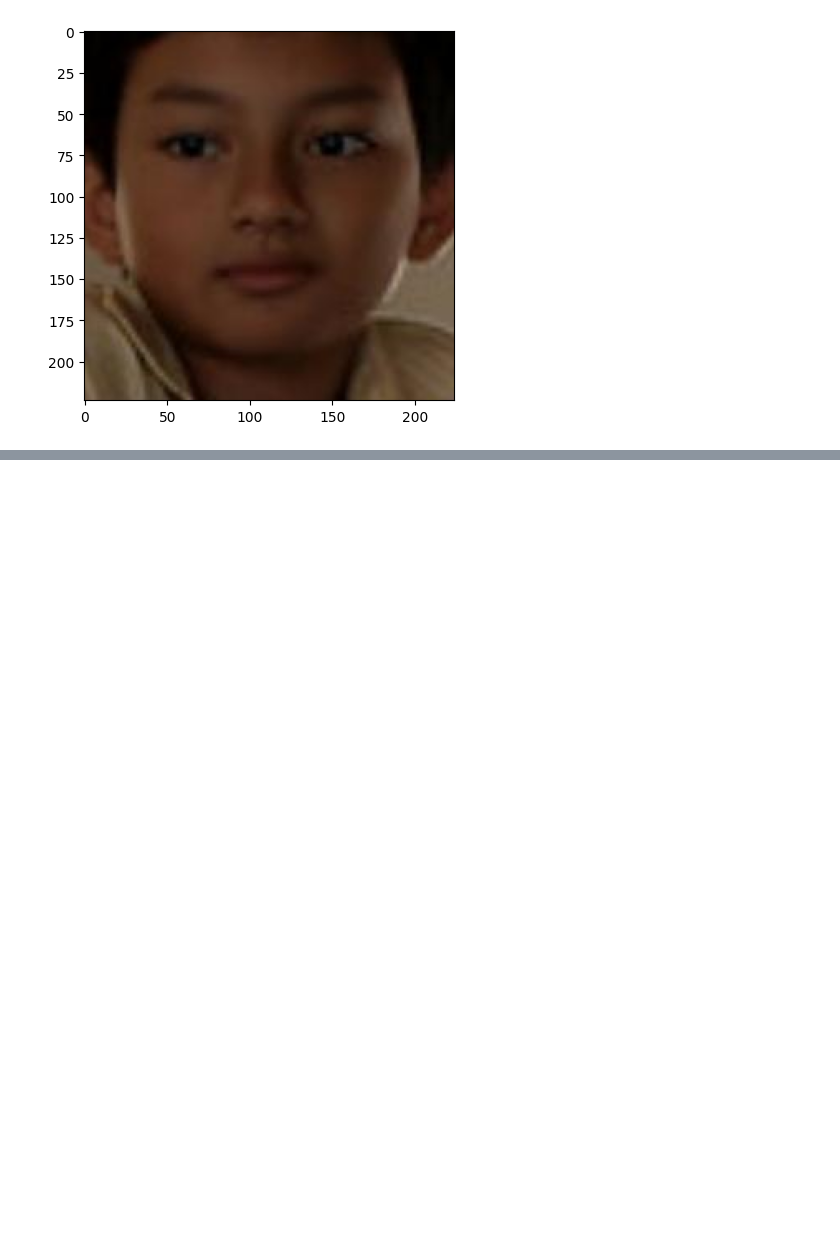
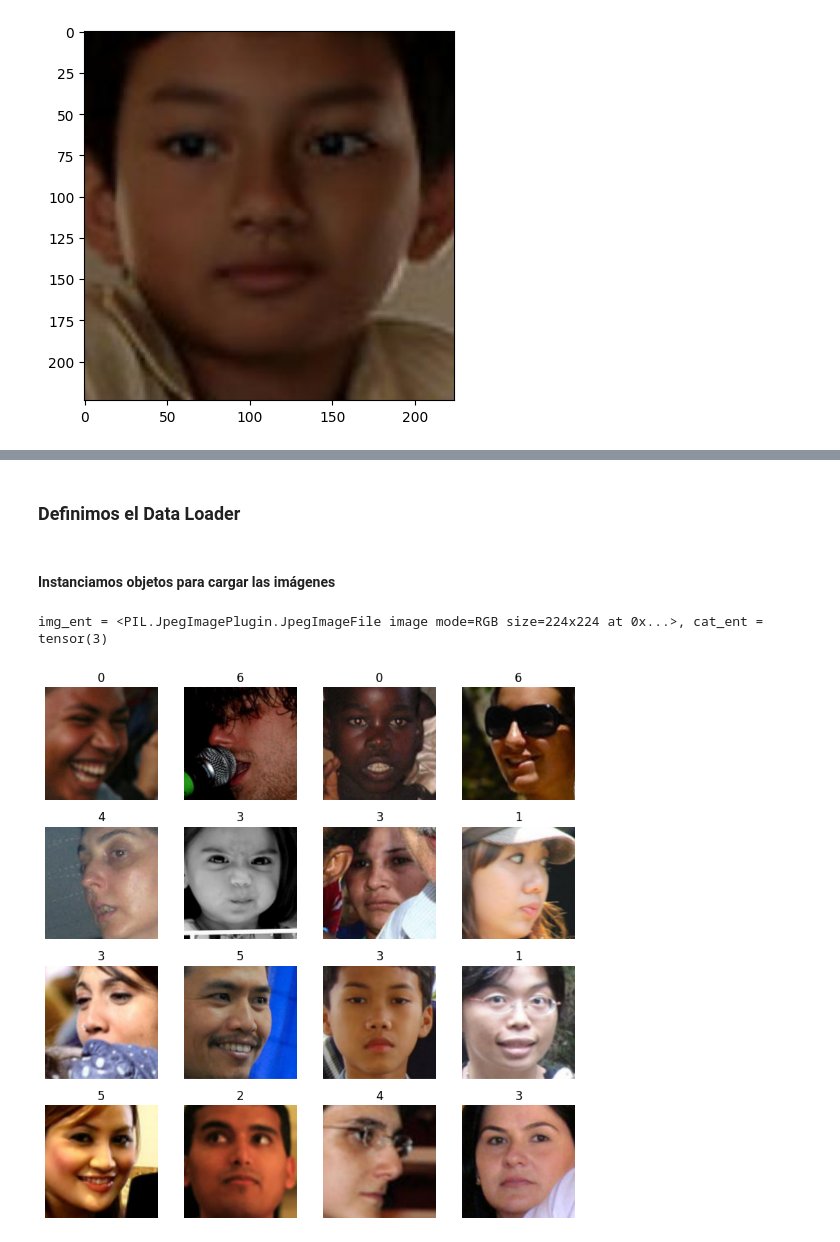
Before and after one commit to Qweryedu/Aprendizaje-Profundo, a Jupyter notebook: Tarea02/Ejercicio02/Ejercicio2.ipynb, the cells around one changed output, grey strips where cells are left out. Drawn from its saved outputs; the diff is of its cells as text; code cells hidden in the pictures; blank space fills up the shorter version.

```diff
--- a/Tarea02/Ejercicio02/Ejercicio2.ipynb
+++ b/Tarea02/Ejercicio02/Ejercicio2.ipynb
@@ -56,0 +124,2 @@ plt.imshow(t)
+# %% [markdown]
+### Definimos el Data Loader
@@ -56,0 +151,36 @@ plt.imshow(t)
+# %%
+def muestra_imagenes(imgs, etiq):
+  t_muestra = imgs.shape[0]
+  n_filas = n_cols = int(np.sqrt(t_muestra))
+
+  fig, ax = plt.subplots(nrows=n_filas, ncols=n_cols, figsize=(2 * n_filas,
+                                                               2 * n_cols))
+  for i in range(n_filas):
+    for j in range(n_cols):
+      idx = i * n_filas + j
+      ax[i, j].imshow(imgs[idx])
+      ax[i, j].axis('off')
+      ax[i, j].set_title(etiq[idx])
+  plt.tight_layout()
+  plt.show()
+# %% [markdown]
+#### Instanciamos objetos para cargar las imágenes
+# %%
+ds_ent = FaceLoader(df=df_ent, root=dirPath)
+ds_val = FaceLoader(df=df_val, root=dirPath)
+# %%
+# Definimos un iterador para poder ir cargando las imágenes
+it_ent = iter(ds_ent)
+img_ent, cat_ent = next(it_ent)
+
+print(f'{img_ent = }, {cat_ent = }')
+# %% [output]
+img_ent = <PIL.JpegImagePlugin.JpegImageFile image mode=RGB size=224x224 at 0x...>, cat_ent = tensor(3)
+# %%
+muestras = [next(it_ent) for i in range(N_IMGS_MUESTRA)]
+imgs = [np.array(m[0]) for m in muestras]
+cats = [m[1] for m in muestras]
+
+muestra_imagenes(np.array(imgs), np.array(cats))
+# %% [output]
+[figure, added]
```
Also changed, not shown: parts of 48 cells of this notebook, 2 other files.
